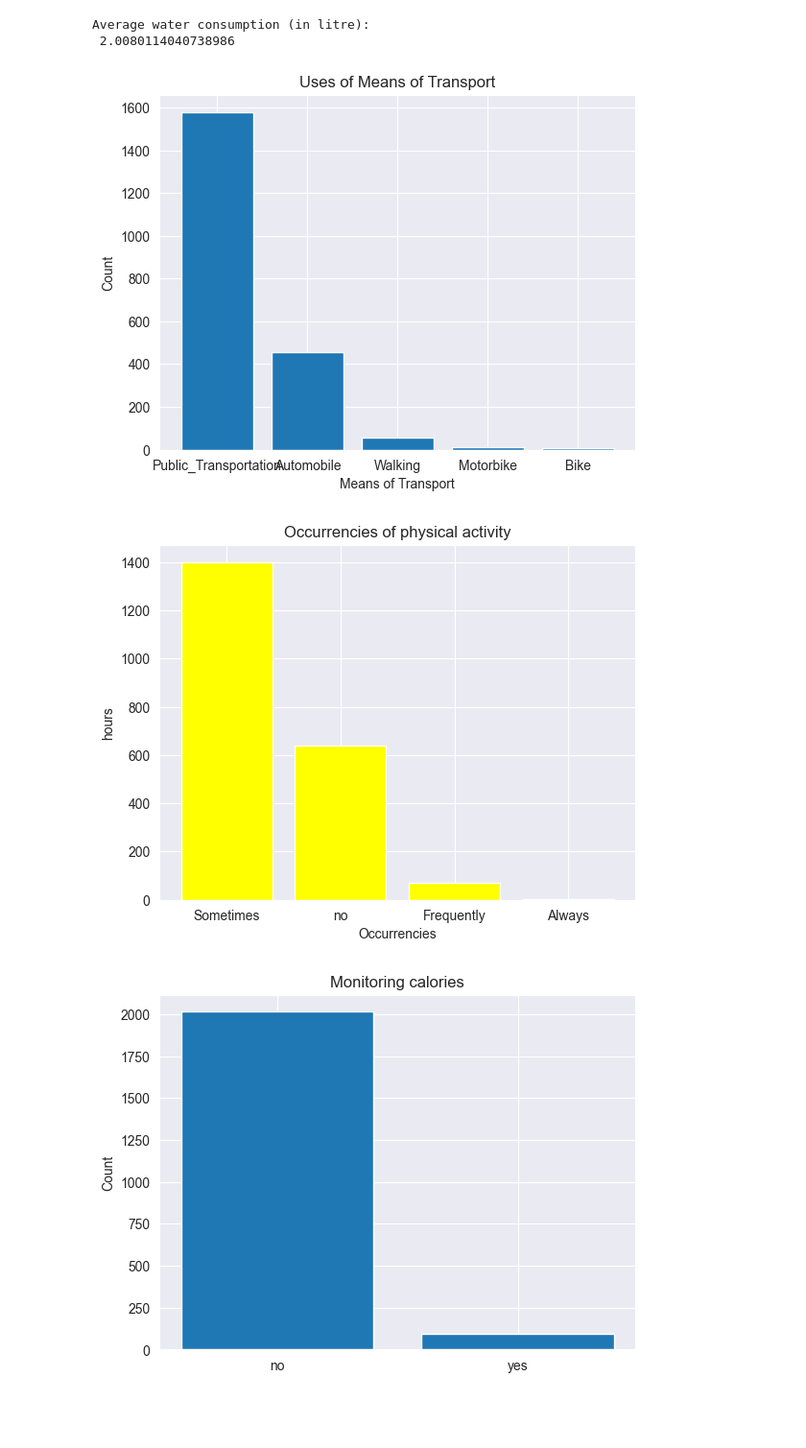
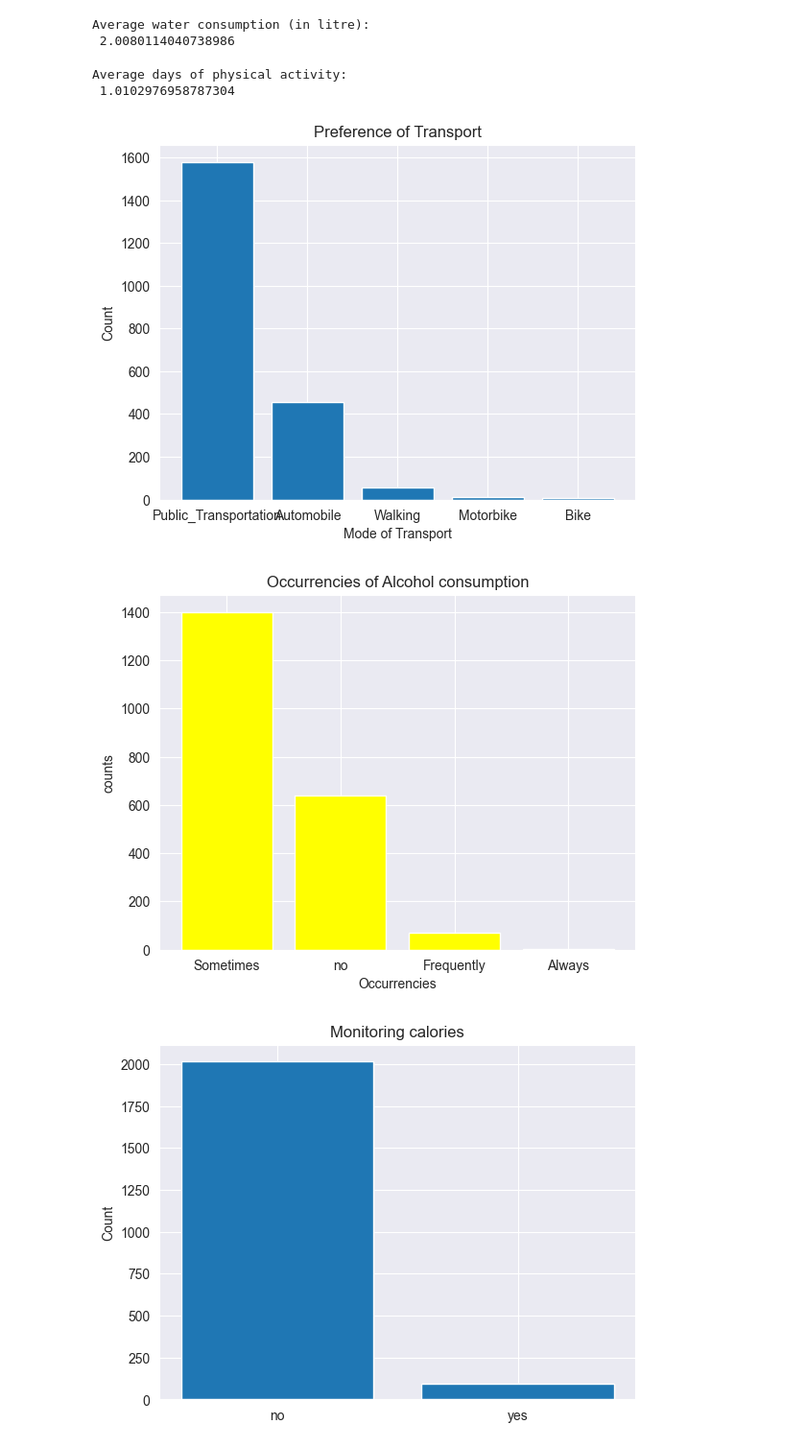
Before and after one commit to ElaIstriceSagace/ObesityDataAnalysis, a Jupyter notebook: Analysis/ObesityDataAnalysis.ipynb, the cells around one changed output. Shown at 96% size. Saved outputs shown, nothing was run; the diff lists cells and outputs as text; code cells hidden in the pictures; blank space fills up the shorter version.

```diff
--- a/Analysis/ObesityDataAnalysis.ipynb
+++ b/Analysis/ObesityDataAnalysis.ipynb
@@ -134,20 +150,26 @@ print(f"Average water consumption (in litre): " + "\n", str(mean_water_consumpti
 # %% [output]
 Average water consumption (in litre):
  2.0080114040738986
+# %%
+mean_physical_activity = obesity_dataset['FAF'].mean()
+print(f"Average days of physical activity: ", "\n", str(mean_physical_activity))
+# %% [output]
+Average days of physical activity:
+ 1.0102976958787304
 # %%
 count = obesity_dataset['MTRANS'].value_counts()
 y_pos = np.arange(len(count))
 
 original_labels = mtrans_label_encoder.inverse_transform(count.index)
 
 plt.bar(y_pos, count, align='center', alpha=1)
 plt.xticks(y_pos, original_labels)
 plt.ylabel('Count')
-plt.xlabel('Means of Transport')
-plt.title('Uses of Means of Transport')
+plt.xlabel('Mode of Transport')
+plt.title('Preference of Transport')
 plt.show()
 # %% [output]
-[figure, old version]
+[figure, new version]
 # %%
 calc_count = obesity_dataset['CALC'].value_counts()
 y_pos = np.arange(len(calc_count))
@@ -156,12 +178,12 @@ calc_original_labels = calc_label_encoder.inverse_transform(calc_count.index)
 
 plt.bar(y_pos, calc_count, align='center', alpha=1, color='yellow')
 plt.xticks(y_pos, calc_original_labels)
-plt.ylabel('hours')
+plt.ylabel('counts')
 plt.xlabel('Occurrencies')
-plt.title('Occurrencies of physical activity')
+plt.title('Occurrencies of Alcohol consumption')
 plt.show()
 # %% [output]
-[figure, old version]
+[figure, new version]
 # %%
 reverse_mapping = {
     0: 'no',
```
Also changed, not shown: parts of 6 cells of this notebook.
